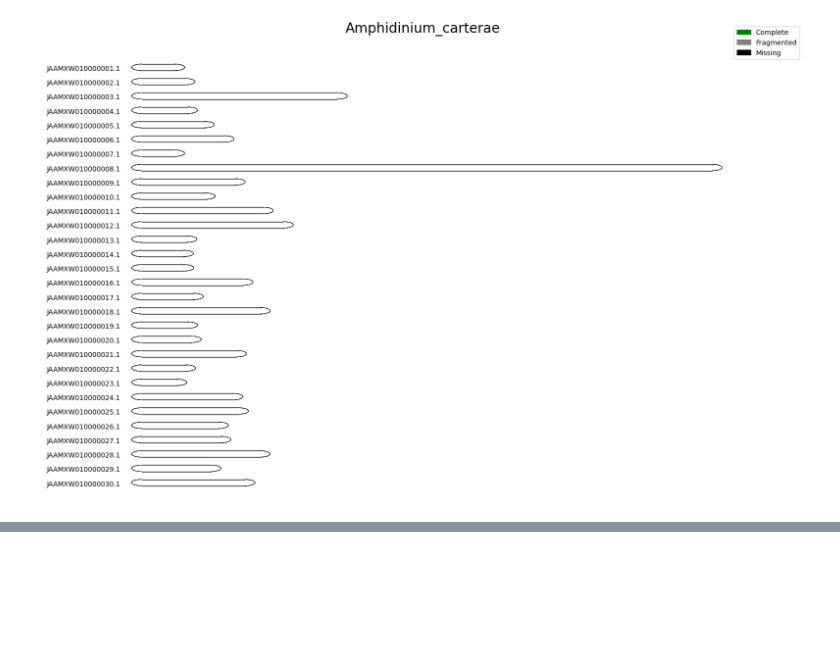
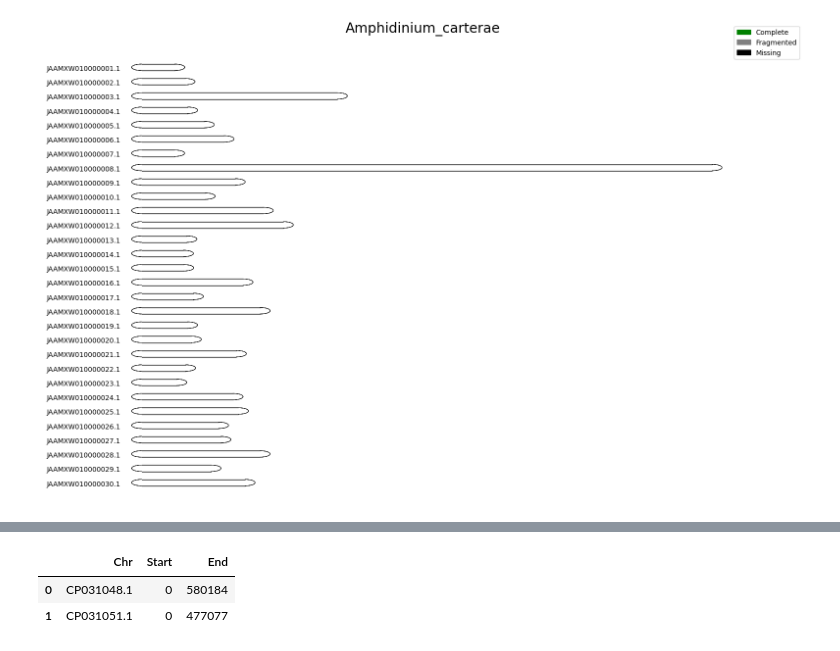
Before and after one commit to lorenzo-arcioni/BUSCO-Plot-Py, a Jupyter notebook: src/test.ipynb, the cells around one changed output, grey strips where cells are left out. Drawn from its saved outputs; the diff is of its cells as text; code cells hidden in the pictures; blank space fills up the shorter version.

```diff
--- a/src/test.ipynb
+++ b/src/test.ipynb
@@ -204,0 +229,10 @@ Name: Value, dtype: object
+# %%
+df.set_index('Chr', inplace=True)
+# %%
+c = df.loc[['CP031048.1', 'CP031051.1']].copy()
+# %%
+c.reset_index()
+# %% [output]
+|  | Chr | Start | End |
+| 0 | CP031048.1 | 0 | 580184 |
+| 1 | CP031051.1 | 0 | 477077 |
```
Also changed, not shown: parts of 3 cells of this notebook, 11 other files.
